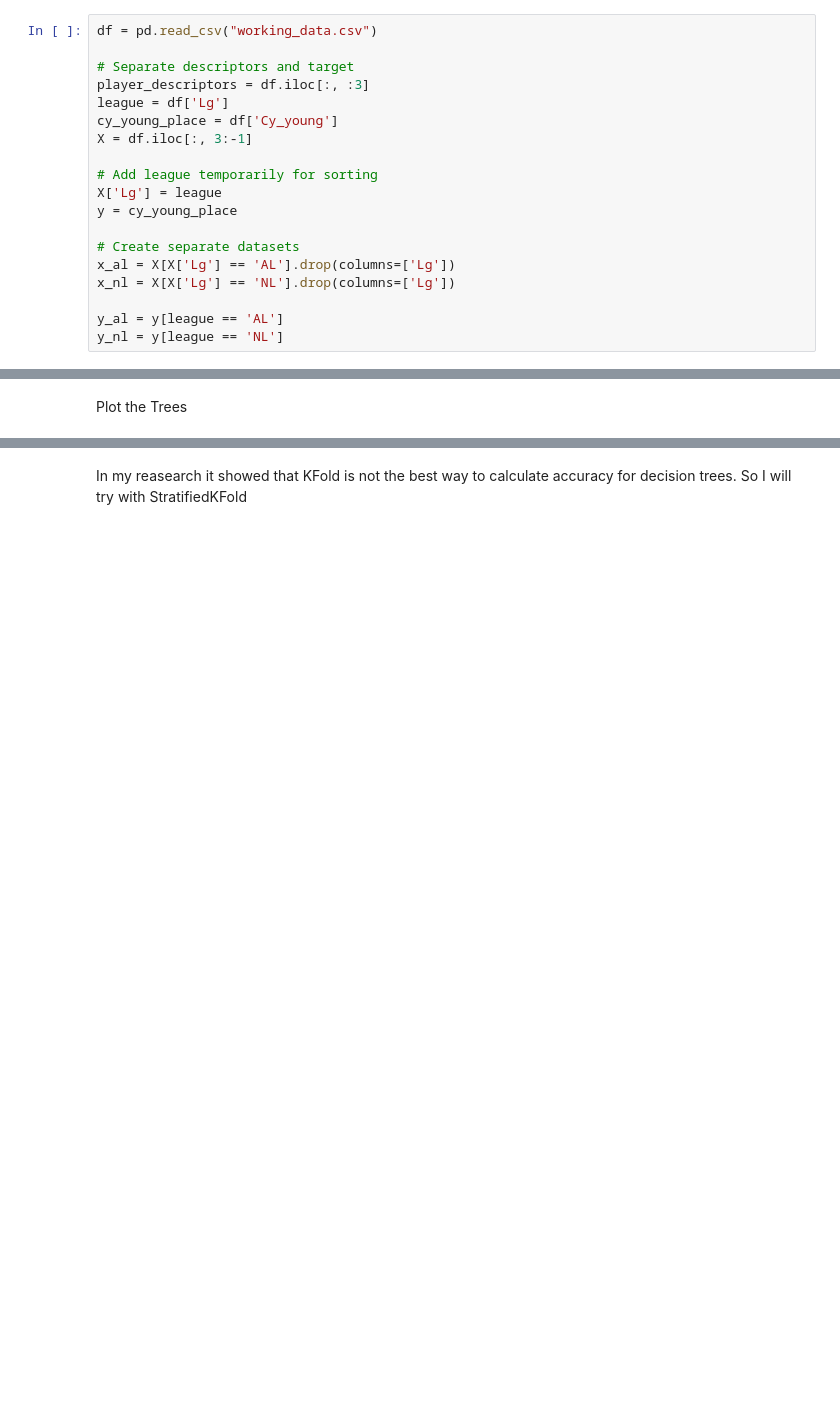
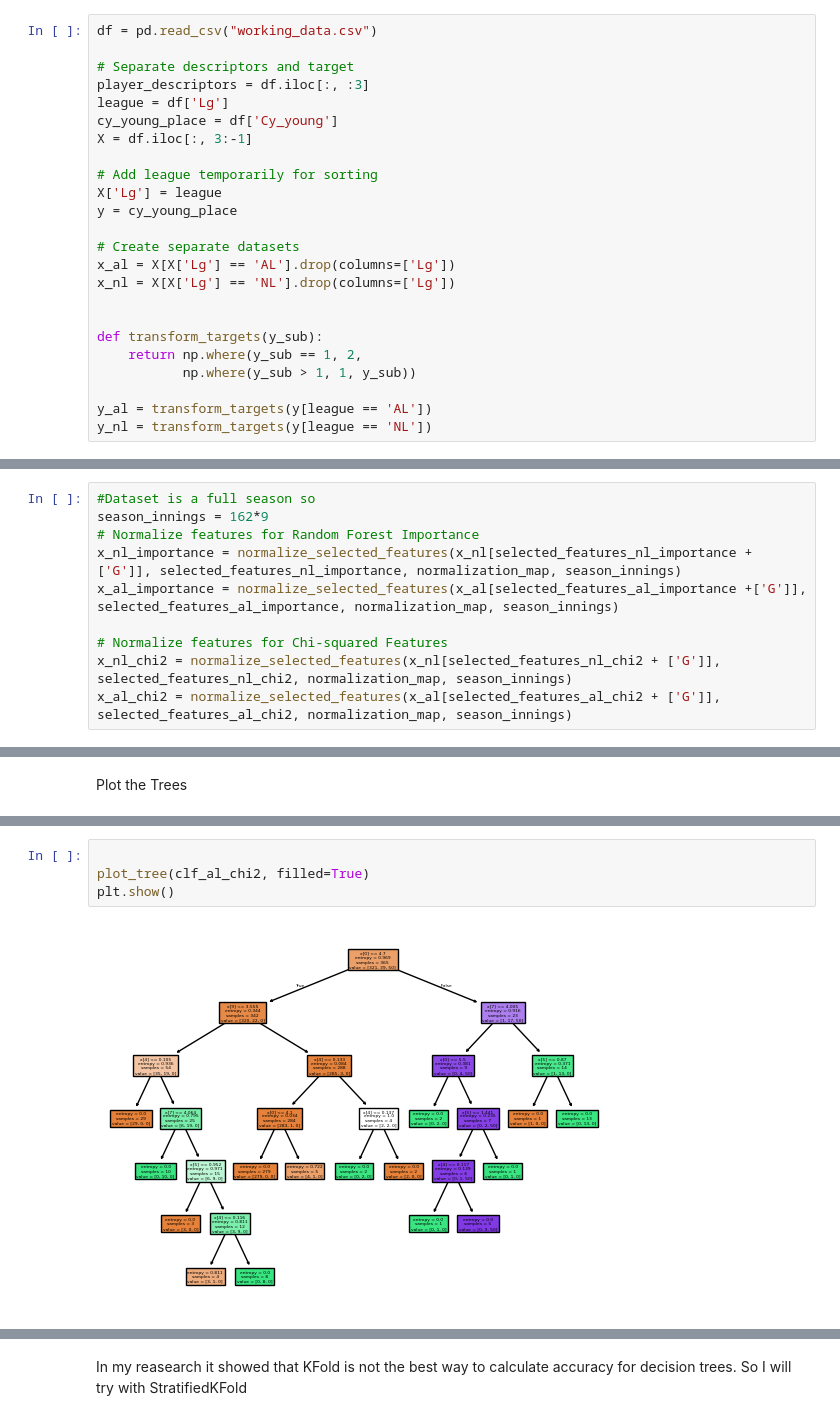
Before and after one commit to jbigs6134/CSC325_Cy_Young_Predictor, a Jupyter notebook: Decision_Tree_Classifier.ipynb, the cells around one changed output, grey strips where cells are left out. Saved outputs shown, nothing was run; the diff lists cells and outputs as text; blank space fills up the shorter version.

Commit message:
classified and predicted winners for Decision Tree Classifier

```diff
--- a/Decision_Tree_Classifier.ipynb
+++ b/Decision_Tree_Classifier.ipynb
@@ -22,8 +23,13 @@ y = cy_young_place
 x_al = X[X['Lg'] == 'AL'].drop(columns=['Lg'])
 x_nl = X[X['Lg'] == 'NL'].drop(columns=['Lg'])
 
-y_al = y[league == 'AL']
-y_nl = y[league == 'NL']
+
+def transform_targets(y_sub):
+    return np.where(y_sub == 1, 2,
+           np.where(y_sub > 1, 1, y_sub))
+
+y_al = transform_targets(y[league == 'AL'])
+y_nl = transform_targets(y[league == 'NL'])
 # %%
 # Read selected features (from forest importance)
 with open('forest_importance_nl.json', 'r') as f:
@@ -60,0 +99,10 @@ x_al_chi2 = x_al[selected_features_al_chi2]
+# %%
+#Dataset is a full season so
+season_innings = 162*9
+# Normalize features for Random Forest Importance
+x_nl_importance = normalize_selected_features(x_nl[selected_features_nl_importance + ['G']], selected_features_nl_importance, normalization_map, season_innings)
+x_al_importance = normalize_selected_features(x_al[selected_features_al_importance +['G']], selected_features_al_importance, normalization_map, season_innings)
+
+# Normalize features for Chi-squared Features
+x_nl_chi2 = normalize_selected_features(x_nl[selected_features_nl_chi2 + ['G']], selected_features_nl_chi2, normalization_map, season_innings)
+x_al_chi2 = normalize_selected_features(x_al[selected_features_al_chi2 + ['G']], selected_features_al_chi2, normalization_map, season_innings)
@@ -166,3 +259,9 @@ chi2 tree al:
+# %%
+
+plot_tree(clf_al_chi2, filled=True)
+plt.show()
+# %% [output]
+[figure, added]
 # %%
 #Model Evaluation
 k = 15
```
Also changed, not shown: parts of 19 cells of this notebook, 1 other file.
